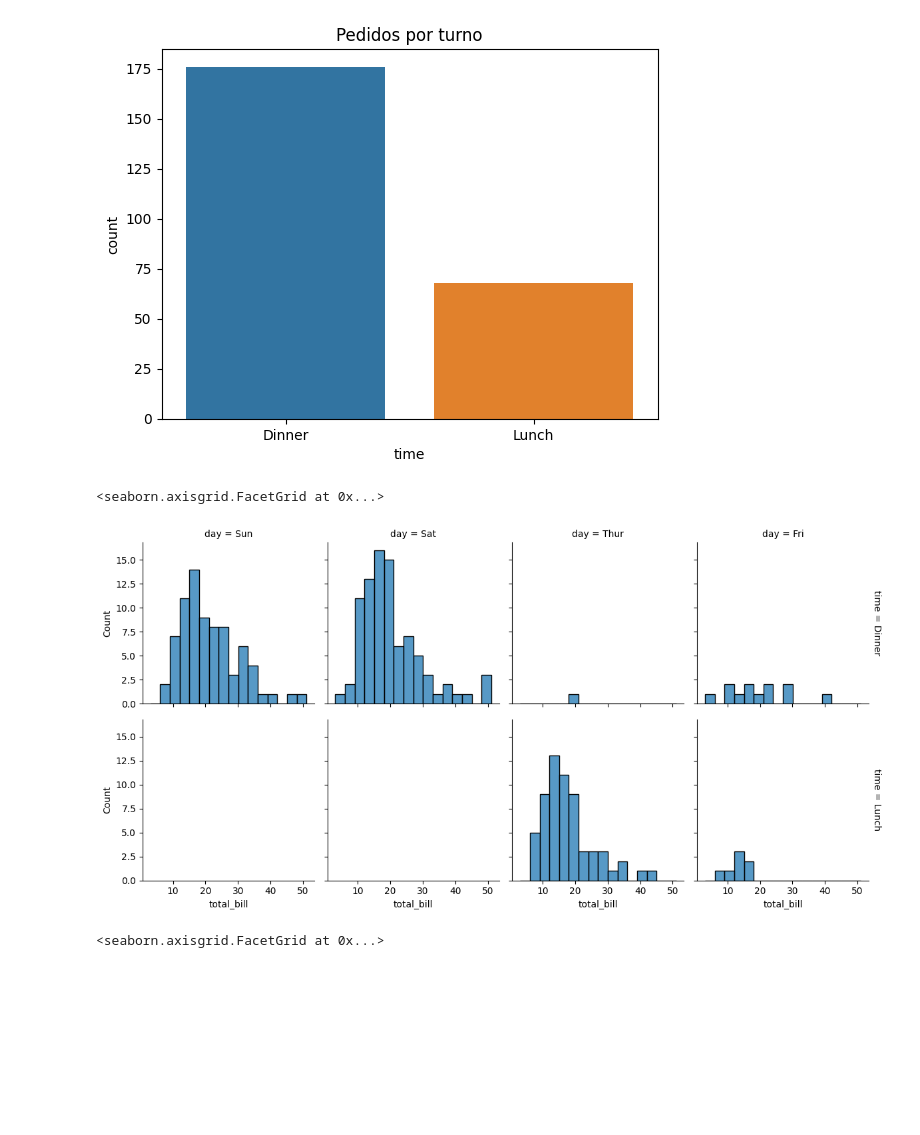
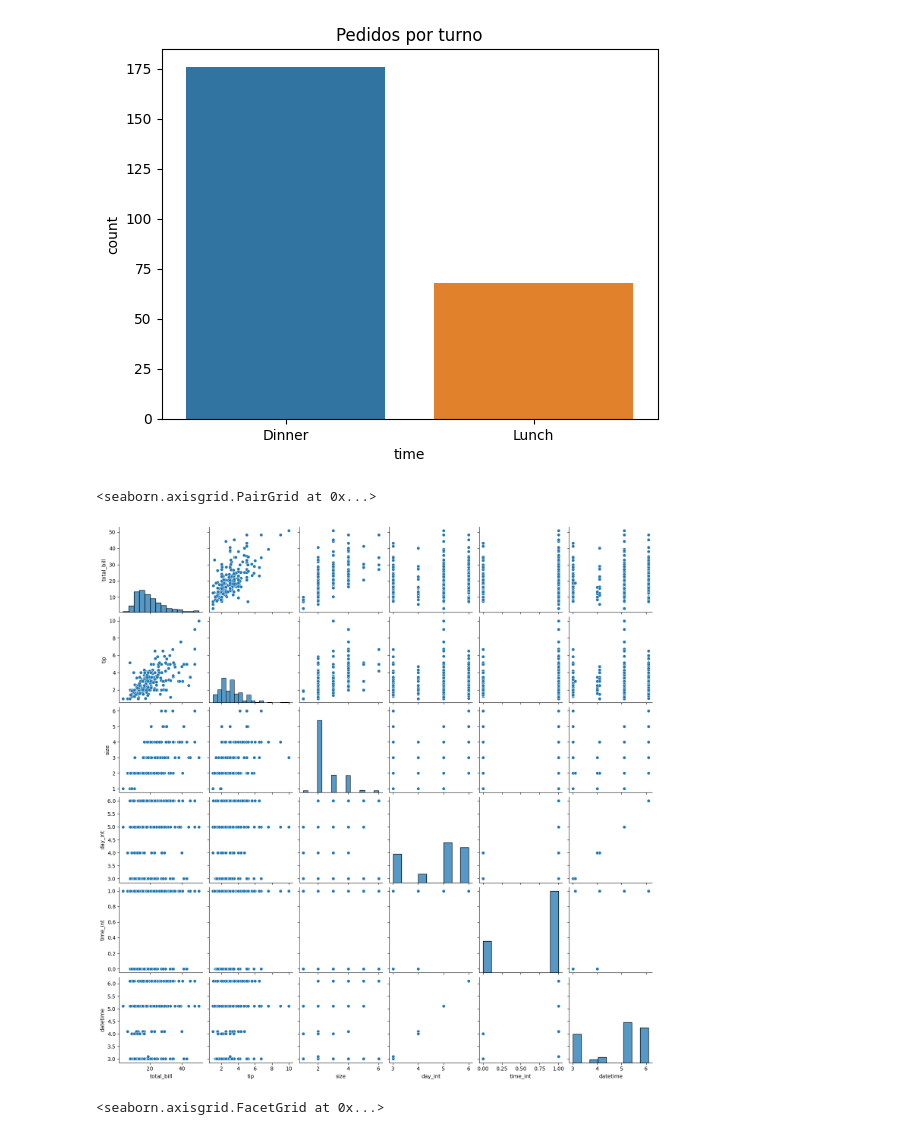
Before and after one commit to MartinMansoDEV/tips-regression, a Jupyter notebook: tips.ipynb, the cells around one changed output. Cells and saved outputs as stored; diff of their text form; code cells hidden in the pictures; blank space fills up the shorter version.

```diff
--- a/tips.ipynb
+++ b/tips.ipynb
@@ -75,14 +76,11 @@ sns.countplot(data=df, x='time').set(title='Pedidos por turno')
 # %% [output]
 [Text(0.5, 1.0, 'Pedidos por turno')]
 [figure]
-# %%
-sns.displot(
-    df, x="total_bill", col="day", row="time",
-    binwidth=3, height=3, facet_kws=dict(margin_titles=True),
-)
-# %% [output]
-<seaborn.axisgrid.FacetGrid at 0x...>
-[figure, removed]
+# %%
+sns.pairplot(df)
+# %% [output]
+<seaborn.axisgrid.PairGrid at 0x...>
+[figure, added]
 # %%
 sns.displot(
     df, x="tip", col="day", row="time",
```
Also changed, not shown: parts of 24 cells of this notebook.
